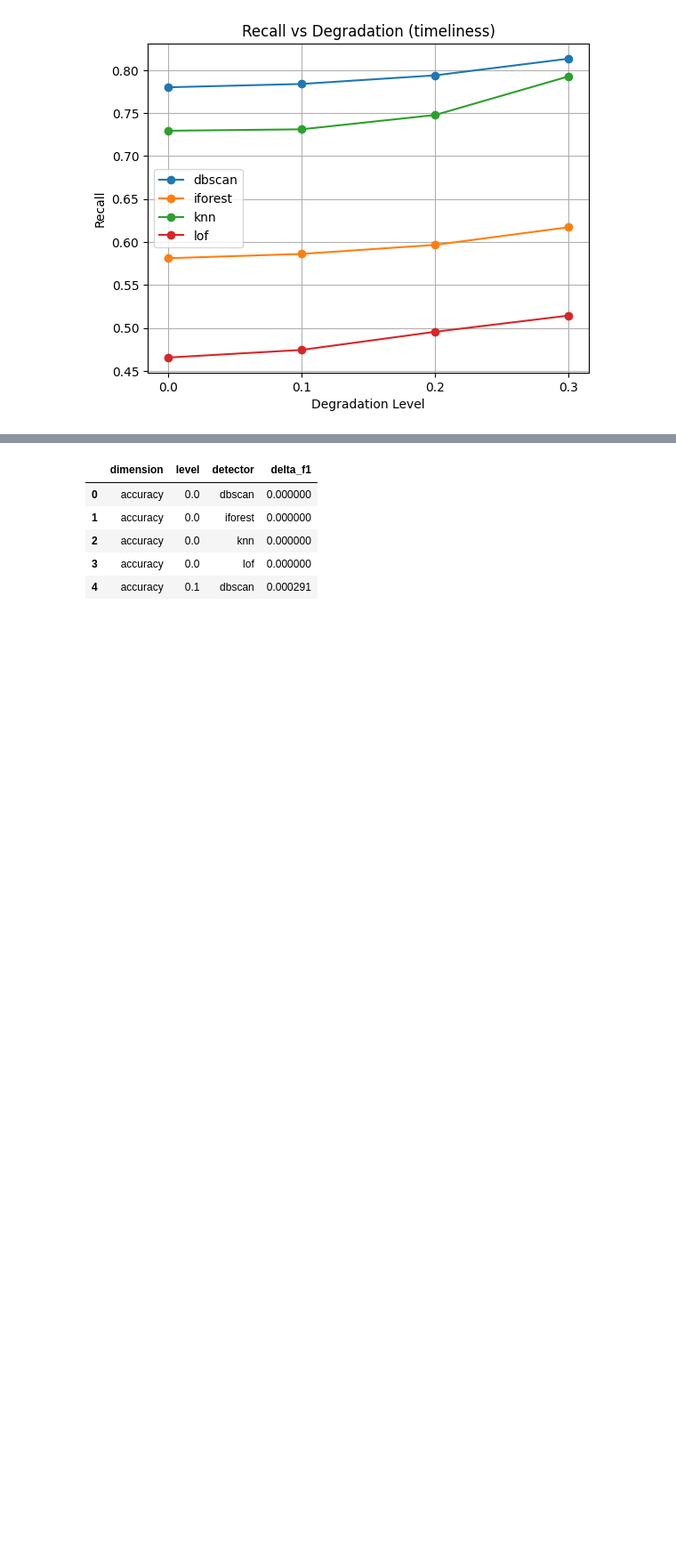
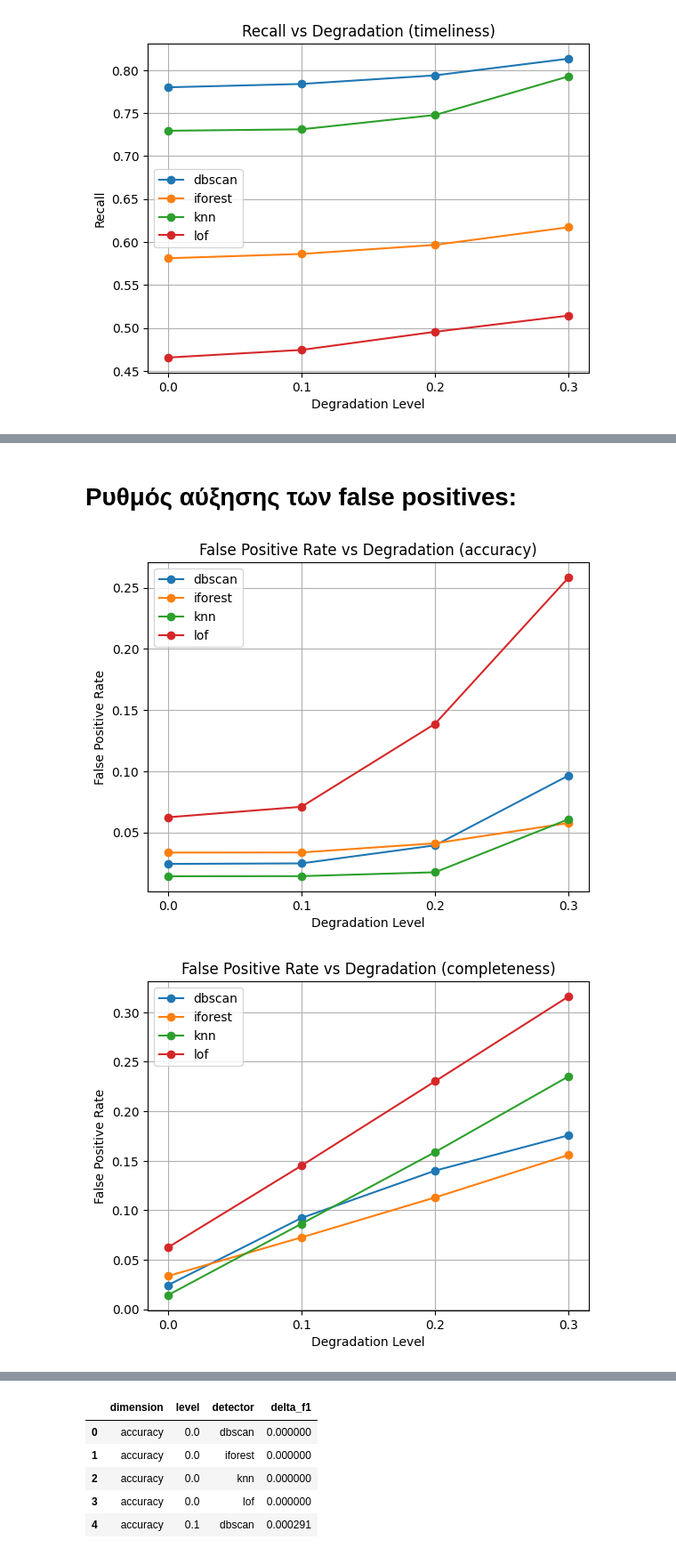
Before and after one commit to andreasdarsa/Data-Quality-Impact-on-Business-Process-Anomaly-Detection, a Jupyter notebook: experiments/analysis.ipynb, the cells around one changed output, grey strips where cells are left out. Shown at 89% size. Saved outputs shown, nothing was run; the diff lists cells and outputs as text; code cells hidden in the pictures; blank space fills up the shorter version.

```diff
--- a/experiments/analysis.ipynb
+++ b/experiments/analysis.ipynb
@@ -172,0 +221,2 @@ for dim in df_deg["dimension"].unique():
+# %% [markdown]
+# Ρυθμός αύξησης των false positives:
@@ -172,0 +255,50 @@ for dim in df_deg["dimension"].unique():
+# %%
+cm_base = build_confusion_df(baseline_results)
+cm_deg = build_confusion_df(degradation_results)
+
+dimensions = cm_deg["dimension"].unique()
+
+baseline_expanded = []
+
+for dim in dimensions:
+    temp = cm_base.copy()
+    temp["dimension"] = dim
+    temp["level"] = 0.0
+    baseline_expanded.append(temp)
+
+cm_plot_df = pd.concat([cm_deg] + baseline_expanded, ignore_index=True)
+# %%
+cm_agg = cm_plot_df.groupby(
+    ["dimension", "level", "detector"]
+).agg(
+    fpr_mean=("fpr", "mean"),
+    fpr_std=("fpr", "std"),
+    fp_mean=("fp", "mean"),
+    tp_mean=("tp", "mean"),
+).reset_index()
+
+for dim in cm_deg["dimension"].unique():
+    subset = cm_agg[cm_agg["dimension"] == dim]
+
+    plt.figure()
+
+    for detector in subset["detector"].unique():
+        d = subset[subset["detector"] == detector].sort_values("level")
+
+        plt.plot(
+            d["level"],
+            d["fpr_mean"],
+            marker="o",
+            label=detector
+        )
+
+    plt.title(f"False Positive Rate vs Degradation ({dim})")
+    plt.xlabel("Degradation Level")
+    plt.ylabel("False Positive Rate")
+    plt.xticks([0.0, 0.1, 0.2, 0.3])
+    plt.legend()
+    plt.grid()
+    plt.show()
+# %% [output]
+[figure, added]
+[figure, added]
```
Also changed, not shown: parts of 25 cells of this notebook, 1 other file.
